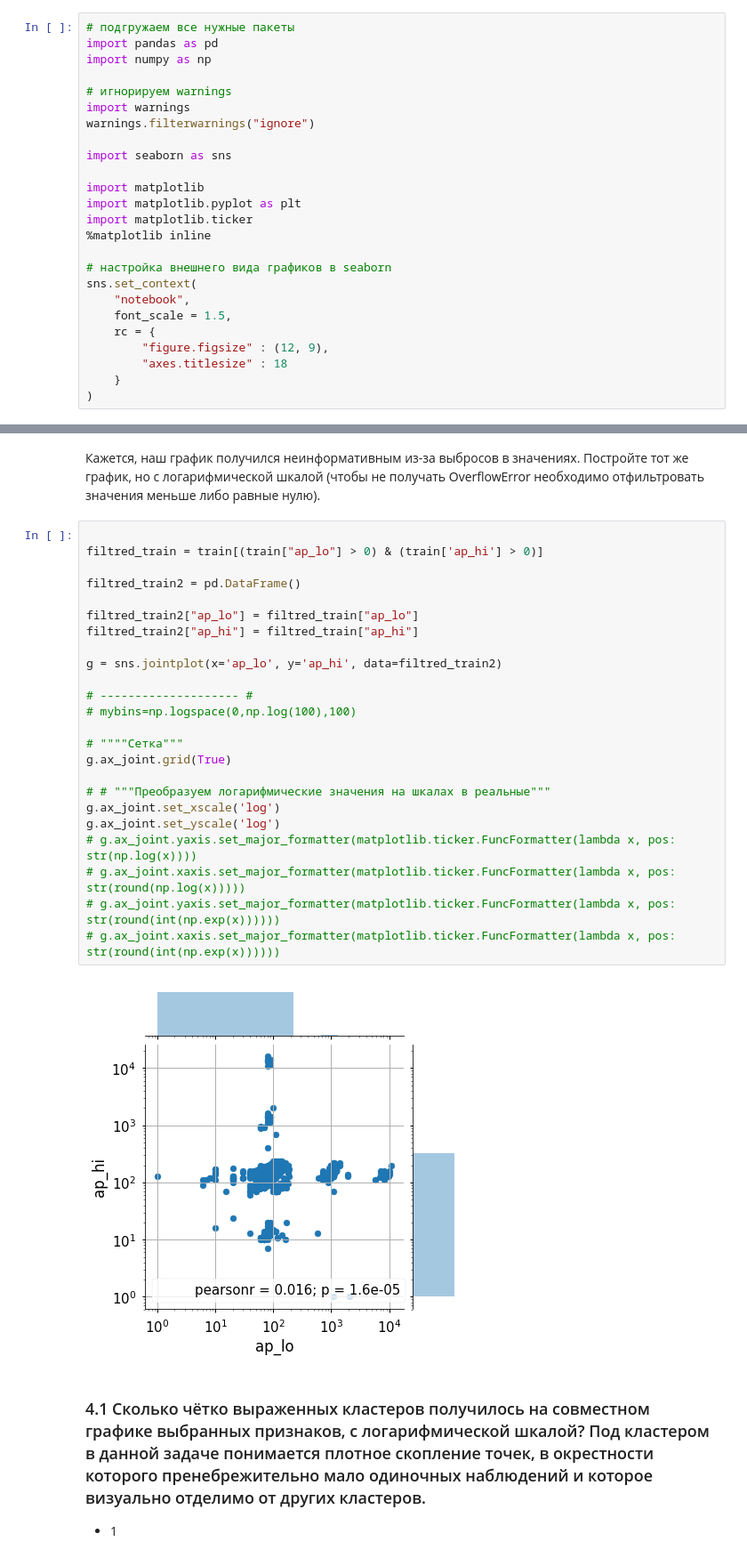
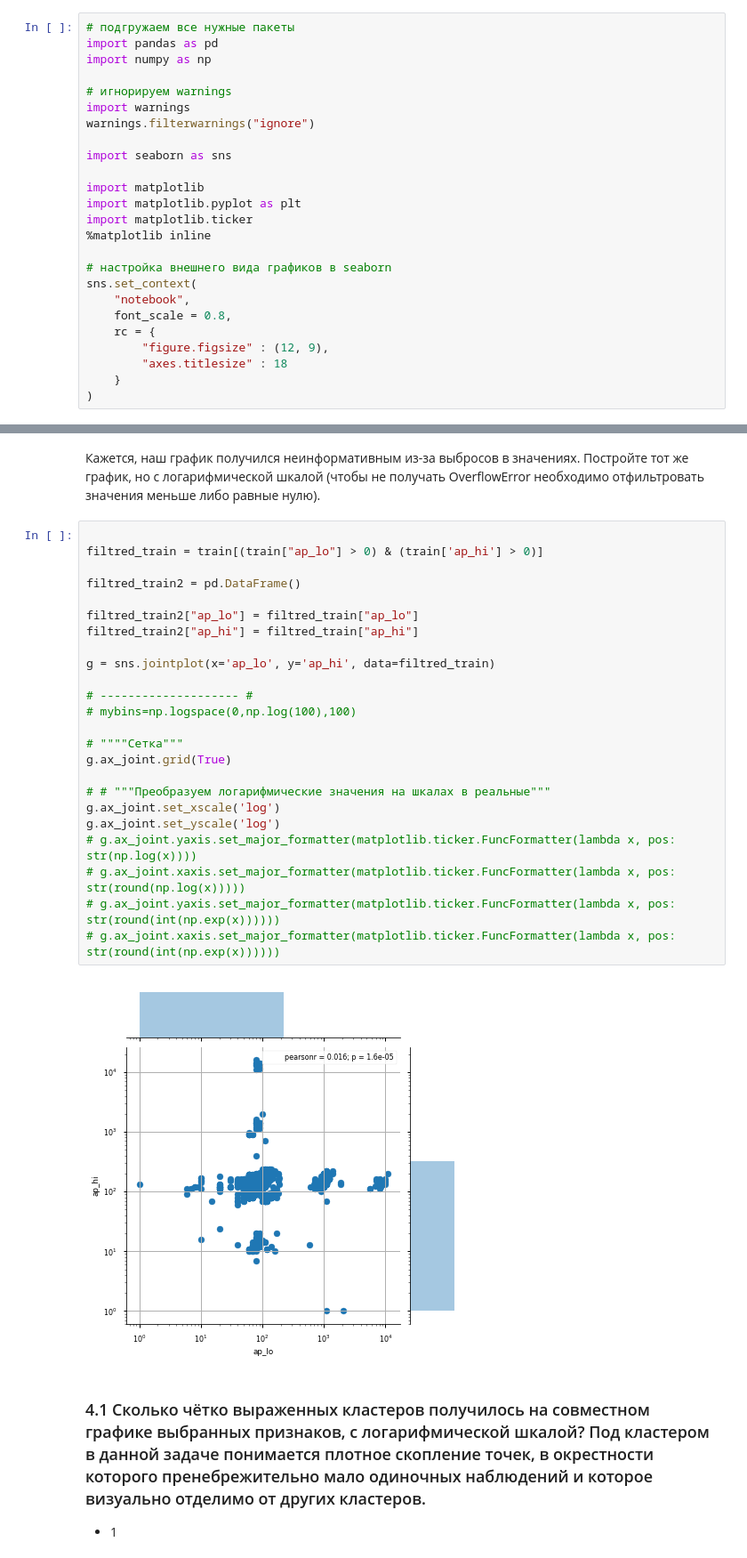
Before and after one commit to avgoncharov/mlcourse_open, a Jupyter notebook: jupyter_russian/homeworks/hw2_session3_visual_data_analysis.ipynb, the cells around one changed output, grey strips where cells are left out. Shown at 89% size. Cells and saved outputs as stored; diff of their text form.

```diff
--- a/jupyter_russian/homeworks/hw2_session3_visual_data_analysis.ipynb
+++ b/jupyter_russian/homeworks/hw2_session3_visual_data_analysis.ipynb
@@ -63,7 +63,7 @@ import matplotlib.ticker
 # настройка внешнего вида графиков в seaborn
 sns.set_context(
     "notebook",
-    font_scale = 1.5,
+    font_scale = 0.8,
     rc = {
         "figure.figsize" : (12, 9),
         "axes.titlesize" : 18
@@ -267,29 +267,29 @@ sns.heatmap(hm2, annot=True, fmt=".1f", linewidths=.5)
 # %%
 
 filtred_train = train[(train["ap_lo"] > 0) & (train['ap_hi'] > 0)]
 
 filtred_train2 = pd.DataFrame()
 
 filtred_train2["ap_lo"] = filtred_train["ap_lo"]
 filtred_train2["ap_hi"] = filtred_train["ap_hi"]
 
-g = sns.jointplot(x='ap_lo', y='ap_hi', data=filtred_train2)
+g = sns.jointplot(x='ap_lo', y='ap_hi', data=filtred_train)
 
 # -------------------- #
 # mybins=np.logspace(0,np.log(100),100)
 
 # """"Сетка"""
 g.ax_joint.grid(True)
 
 # # """Преобразуем логарифмические значения на шкалах в реальные"""
 g.ax_joint.set_xscale('log')
 g.ax_joint.set_yscale('log')
 # g.ax_joint.yaxis.set_major_formatter(matplotlib.ticker.FuncFormatter(lambda x, pos: str(np.log(x))))
 # g.ax_joint.xaxis.set_major_formatter(matplotlib.ticker.FuncFormatter(lambda x, pos: str(round(np.log(x)))))
 # g.ax_joint.yaxis.set_major_formatter(matplotlib.ticker.FuncFormatter(lambda x, pos: str(round(int(np.exp(x))))))
 # g.ax_joint.xaxis.set_major_formatter(matplotlib.ticker.FuncFormatter(lambda x, pos: str(round(int(np.exp(x))))))
 # %% [output]
-[figure, old version]
+[figure, new version]
 # %% [markdown]
 ### 4.1 Сколько чётко выраженных кластеров получилось на  совместном графике выбранных признаков, с логарифмической шкалой? Под кластером в данной задаче понимается плотное скопление точек, в окрестности которого пренебрежительно мало одиночных наблюдений и которое визуально отделимо от других кластеров.
 
```
Also changed, not shown: parts of 8 cells of this notebook.
